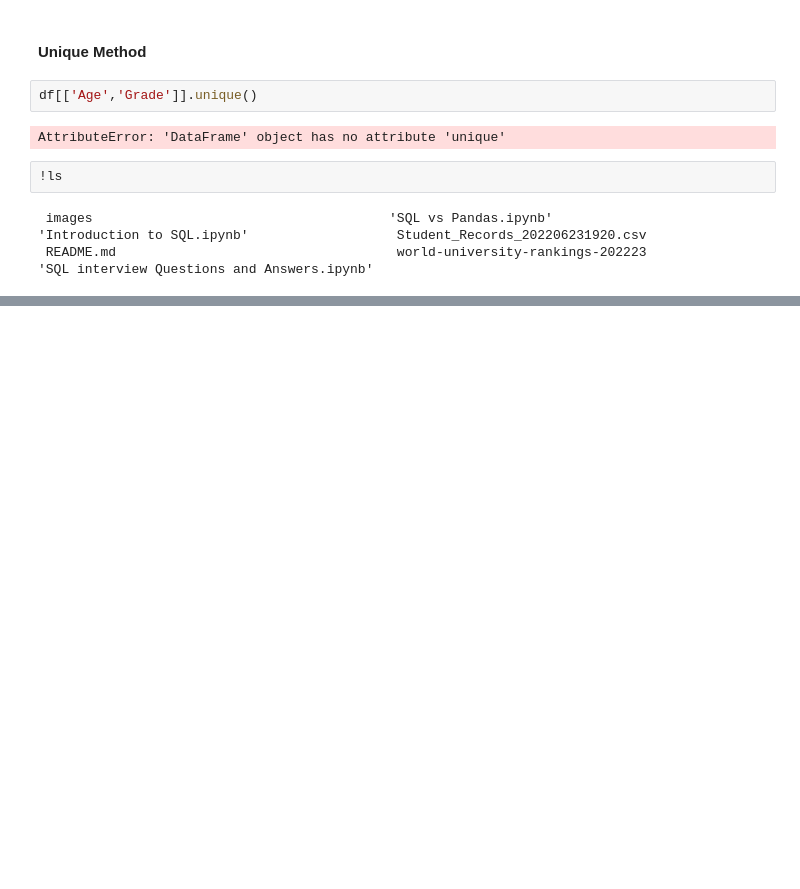
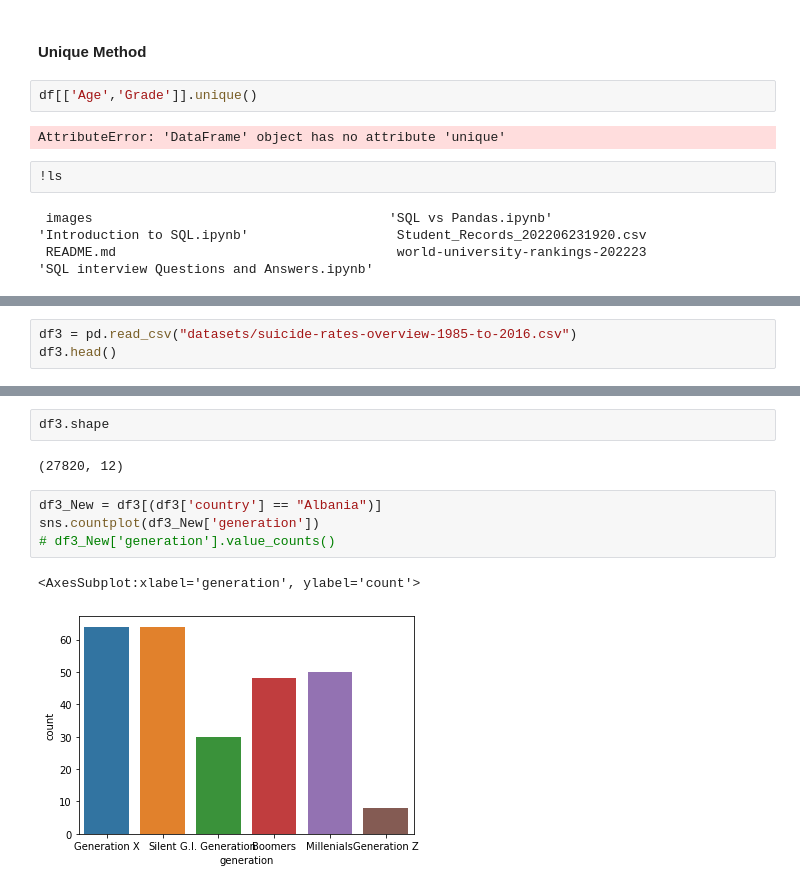
Before and after one commit to ehtisham-sadiq/SQL-for-beginners, a Jupyter notebook: SQL vs Pandas.ipynb, the cells around one changed output, grey strips where cells are left out. Cells and saved outputs as stored; diff of their text form; blank space fills up the shorter version.

Commit message:
Datasets for Practice

```diff
--- a/SQL vs Pandas.ipynb
+++ b/SQL vs Pandas.ipynb
@@ -160,0 +163,3 @@ df2.shape
+# %%
+df3 = pd.read_csv("datasets/suicide-rates-overview-1985-to-2016.csv")
+df3.head()
@@ -160,0 +173,11 @@ df2.shape
+# %%
+df3.shape
+# %% [output]
+(27820, 12)
+# %%
+df3_New = df3[(df3['country'] == "Albania")]
+sns.countplot(df3_New['generation'])
+# df3_New['generation'].value_counts()
+# %% [output]
+<AxesSubplot:xlabel='generation', ylabel='count'>
+[figure, added]
```
Also changed, not shown: parts of 25 cells of this notebook, 1 other file.
